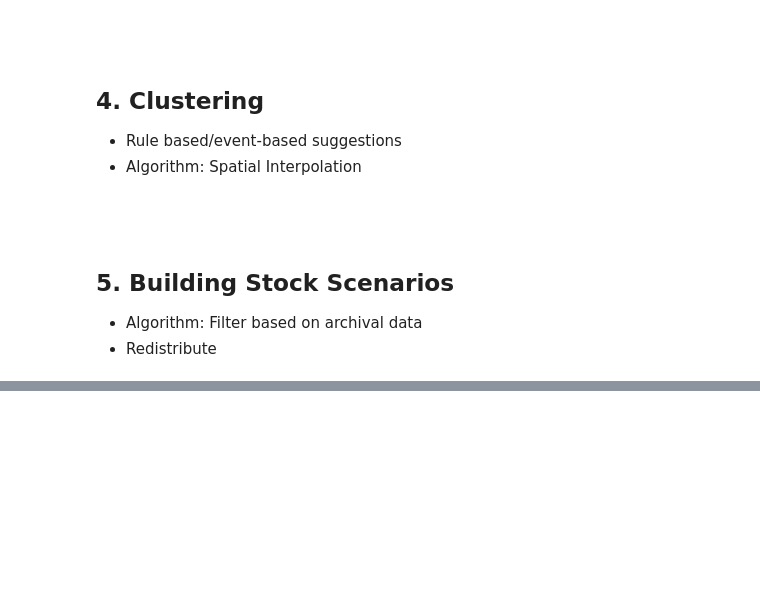
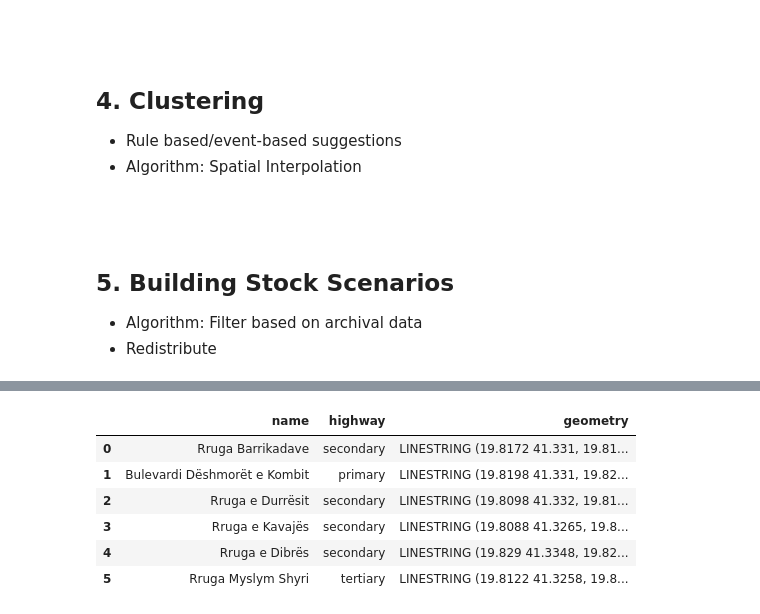
Before and after one commit to greamarchitects/CityPortraits, a Jupyter notebook: docs/case_studies/Tirana_working.ipynb, the cells around one changed output, grey strips where cells are left out. Cells and saved outputs as stored; diff of their text form; code cells hidden in the pictures; blank space fills up the shorter version.

```diff
--- a/docs/case_studies/Tirana_working.ipynb
+++ b/docs/case_studies/Tirana_working.ipynb
@@ -1089,0 +1437,47 @@ display(HTML(styled_html))
+# %%
+import geopandas as gpd
+from shapely.geometry import LineString
+
+fallback_lines = [
+    {
+        "name": "Rruga Barrikadave",
+        "highway": "secondary",
+        "geometry": LineString([(19.8172, 41.3310), (19.8191, 41.3280)]),
+    },
+    {
+        "name": "Bulevardi Dëshmorët e Kombit",
+        "highway": "primary",
+        "geometry": LineString([(19.8198, 41.3310), (19.8210, 41.3220)]),
+    },
+    {
+        "name": "Rruga e Durrësit",
+        "highway": "secondary",
+        "geometry": LineString([(19.8098, 41.3320), (19.8160, 41.3287)]),
+    },
+    {
+        "name": "Rruga e Kavajës",
+        "highway": "secondary",
+        "geometry": LineString([(19.8088, 41.3265), (19.8005, 41.3205)]),
+    },
+    {
+        "name": "Rruga e Dibrës",
+        "highway": "secondary",
+        "geometry": LineString([(19.8290, 41.3348), (19.8220, 41.3290)]),
+    },
+    {
+        "name": "Rruga Myslym Shyri",
+        "highway": "tertiary",
+        "geometry": LineString([(19.8122, 41.3258), (19.8185, 41.3238)]),
+    },
+]
+
+streets_gdf = gpd.GeoDataFrame(fallback_lines, crs="EPSG:4326")
+streets_gdf
+# %% [output]
+|  | name | highway | geometry |
+| 0 | Rruga Barrikadave | secondary | LINESTRING (19.8172 41.331, 19.81... |
+| 1 | Bulevardi Dëshmorët e Kombit | primary | LINESTRING (19.8198 41.331, 19.82... |
+| 2 | Rruga e Durrësit | secondary | LINESTRING (19.8098 41.332, 19.81... |
+| 3 | Rruga e Kavajës | secondary | LINESTRING (19.8088 41.3265, 19.8... |
+| 4 | Rruga e Dibrës | secondary | LINESTRING (19.829 41.3348, 19.82... |
+| 5 | Rruga Myslym Shyri | tertiary | LINESTRING (19.8122 41.3258, 19.8... |
```
Also changed, not shown: parts of 20 cells of this notebook, 3 other files.
